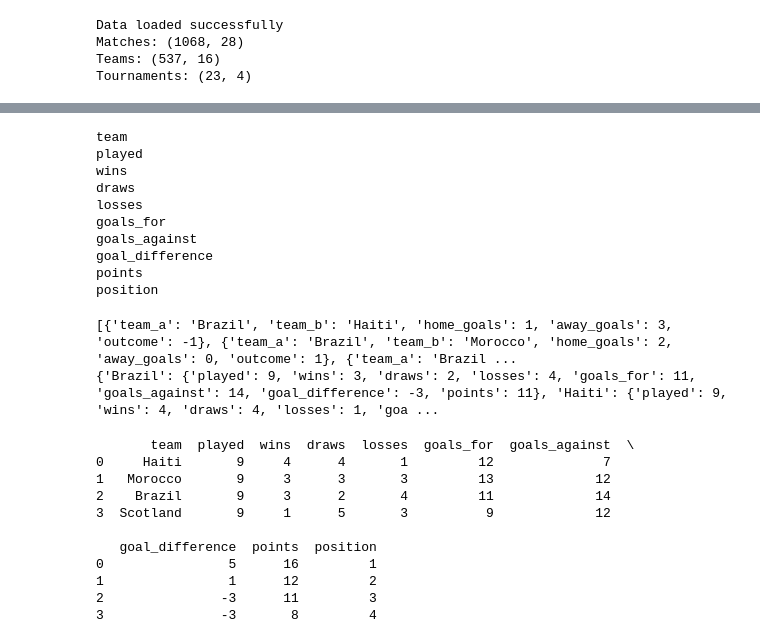
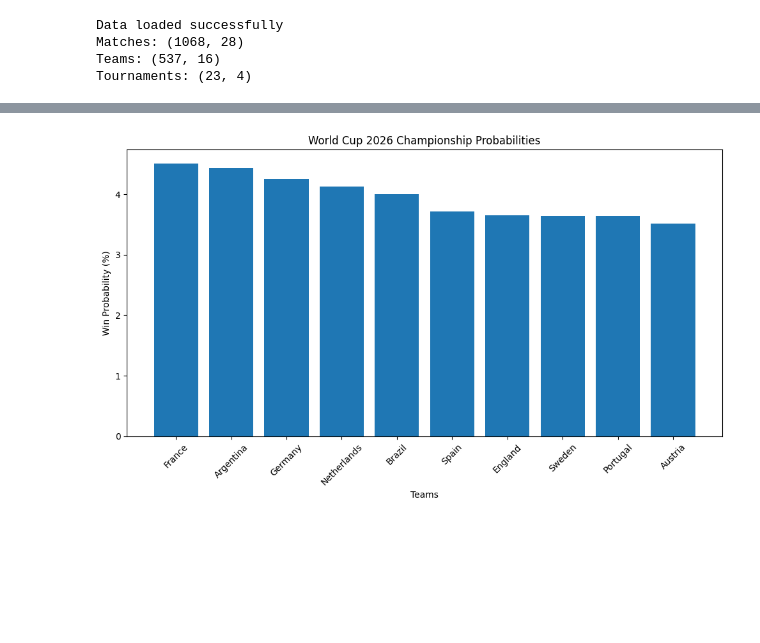
Before and after one commit to EWanjau/worldcup_2026_predictor, a Jupyter notebook: notebooks/cleaner_eda.ipynb, the cells around one changed output, grey strips where cells are left out. Drawn from its saved outputs; the diff is of its cells as text; code cells hidden in the pictures; blank space fills up the shorter version.

Commit message:
version 1 of the world cup predictor

```diff
--- a/notebooks/cleaner_eda.ipynb
+++ b/notebooks/cleaner_eda.ipynb
@@ -2513,12 +2568,0 @@ print(features)
-# %%
-predictor.load_2026_teams()
-
-match = predictor.simulate_group_match(
-
-    "Brazil",
-
-    "Morocco"
-
-)
-
-print(match)
@@ -2538,8 +2568,0 @@ print(
-# %%
-predictor.load_2026_teams()
-
-matches = predictor.simulate_group("C")
-
-for match in matches:
-
-    print(match)
@@ -2555,44 +2569,11 @@ table
-# %%
-predictor.simulate_group("C")
-
-table = predictor.build_group_table("C")
-
-for row in table:
-
-    print(row)
-# %% [output]
-team
-played
-wins
-draws
-losses
-goals_for
-goals_against
-goal_difference
-points
-position
-# %%
-group = predictor.simulate_group("C")
-
-print(group["matches"])
-
-print(group["table"])
-# %% [output]
-[{'team_a': 'Brazil', 'team_b': 'Haiti', 'home_goals': 1, 'away_goals': 3, 'outcome': -1}, {'team_a': 'Brazil', 'team_b': 'Morocco', 'home_goals': 2, 'away_goals': 0, 'outcome': 1}, {'team_a': 'Brazil ...
-{'Brazil': {'played': 9, 'wins': 3, 'draws': 2, 'losses': 4, 'goals_for': 11, 'goals_against': 14, 'goal_difference': -3, 'points': 11}, 'Haiti': {'played': 9, 'wins': 4, 'draws': 4, 'losses': 1, 'goa ...
-# %%
-table = predictor.build_group_table("C")
-
-print(table)
-# %% [output]
-       team  played  wins  draws  losses  goals_for  goals_against  \
-0     Haiti       9     4      4       1         12              7
-1   Morocco       9     3      3       3         13             12
-2    Brazil       9     3      2       4         11             14
-3  Scotland       9     1      5       3          9             12
-
-   goal_difference  points  position
-0                5      16         1
-1                1      12         2
-2               -3      11         3
-3               -3       8         4
+# %%
+for g in predictor.groups:
+    predictor.simulate_group(g)
+
+qualifiers = predictor.get_group_qualifiers()
+
+mc = predictor.run_many_simulations(qualifiers, n_simulations=10000)
+# %%
+predictor.plot_probabilities(mc)
+# %% [output]
+[figure, added]
```
Also changed, not shown: parts of 13 cells of this notebook, 7 other files.
